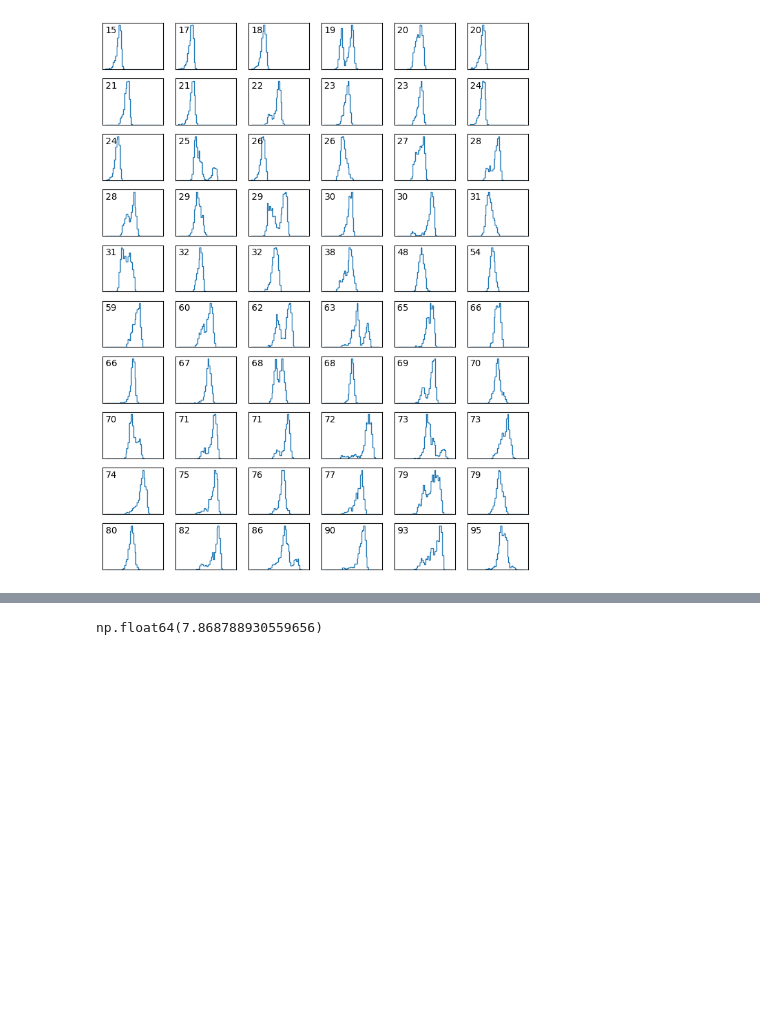
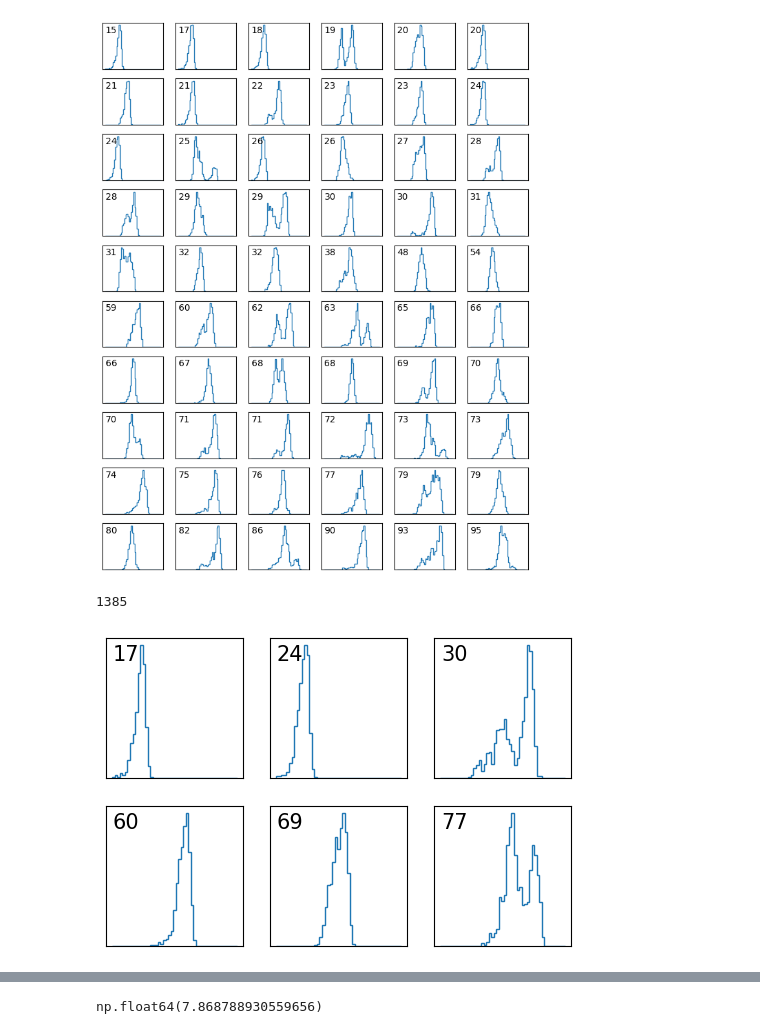
Before and after one commit to julius-2027/cs229_rna_folding, a Jupyter notebook: kinfold_simulations/SLURM/analyze_dataset_with_fpts.ipynb, the cells around one changed output, grey strips where cells are left out. Drawn from its saved outputs; the diff is of its cells as text; code cells hidden in the pictures; blank space fills up the shorter version.

Commit message:
Made more example plots of hist_log_fpt

```diff
--- a/kinfold_simulations/SLURM/analyze_dataset_with_fpts.ipynb
+++ b/kinfold_simulations/SLURM/analyze_dataset_with_fpts.ipynb
@@ -227,3 +227,44 @@ plt.savefig('hist_log_fpt.pdf', bbox_inches='tight', pad_inches=0.25)
 # %% [output]
 138
 [figure]
+# %%
+num_bins = 50
+binedges_log_fpt = np.linspace(min_log_fpt, max_log_fpt, num_bins)
+
+width_inch = 6
+height_inch = 4
+n_x = 3
+n_y = 2
+fig, axs = plt.subplots(n_y, n_x, figsize=(width_inch, height_inch))
+#plt.tight_layout(pad=1.0)
+
+row_stride = int(len(df_subset)/(n_x*n_y))
+print(row_stride)
+counter = 0
+for row in df_subset.itertuples():
+    if row.Index % row_stride == 100:
+        data = row.fpts
+        where_data_zero = np.where(data == 0)[0]
+        where_data_nonzero = np.where(data != 0)[0]
+        log_data = np.log10(data[where_data_nonzero])
+
+        hist_log_fpt, _ = np.histogram(log_data, binedges_log_fpt, density=True)
+
+        i_x = counter % n_x
+        i_y = int(counter/n_x)
+
+        ax = axs[i_y][i_x]
+        ax.stairs(hist_log_fpt, binedges_log_fpt)
+        ax.set_xticks([])
+        ax.set_yticks([])
+        ax.text(0.05, 0.95, str(row.length), transform=ax.transAxes, verticalalignment='top', size=15)
+
+        counter += 1
+        if counter == n_x*n_y:
+            break
+
+plt.savefig('hist_log_fpt_2.png', bbox_inches='tight', pad_inches=0.25)
+plt.savefig('hist_log_fpt_2.pdf', bbox_inches='tight', pad_inches=0.25)
+# %% [output]
+1385
+[figure, added]
```
Also changed, not shown: parts of 1 cell of this notebook, 5 other files.
